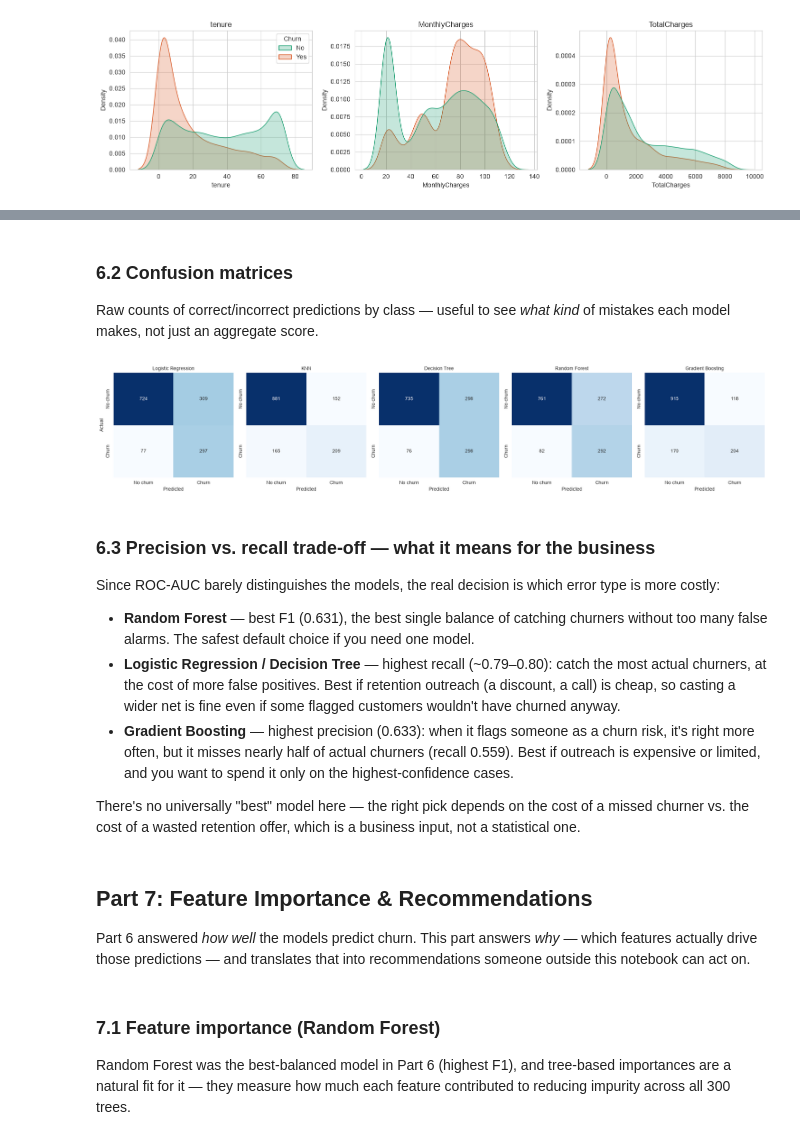
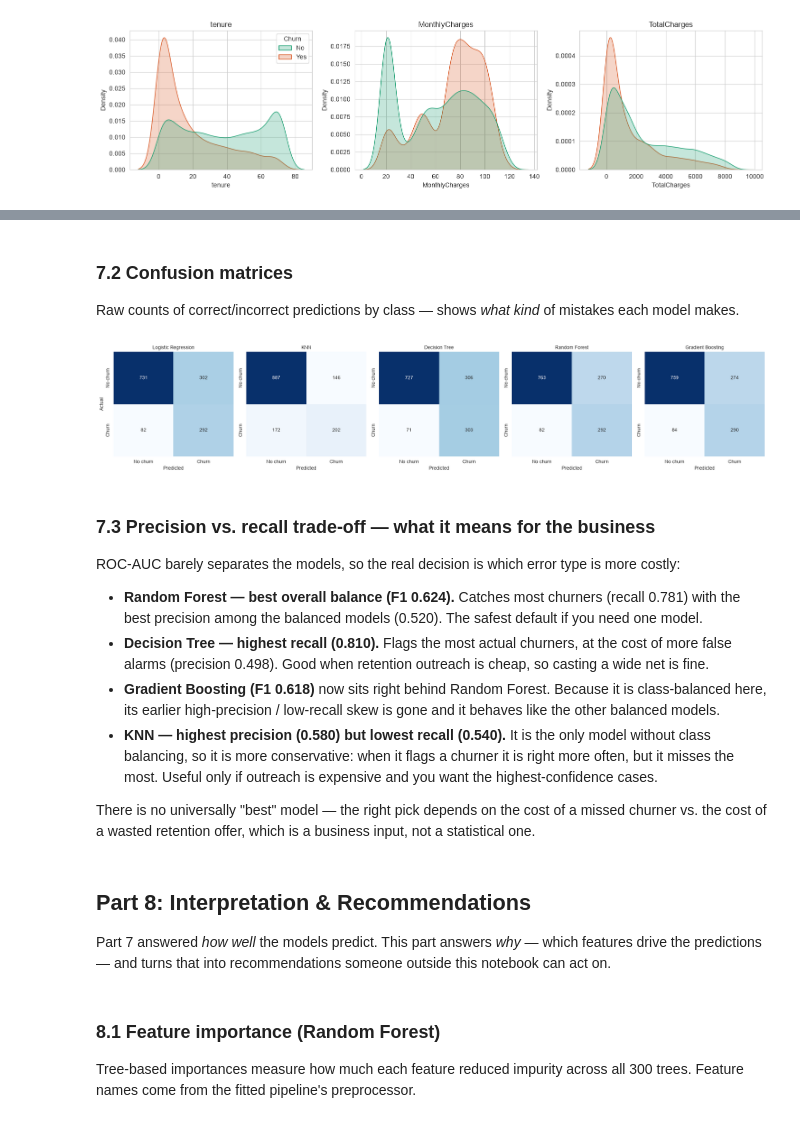
Before and after one commit to trucnguyen22/telco-customer-churn, a Jupyter notebook: telco_churn_analysis.ipynb, the cells around one changed output, grey strips where cells are left out. Cells and saved outputs as stored; diff of their text form; code cells hidden in the pictures.

```diff
--- a/telco_churn_analysis.ipynb
+++ b/telco_churn_analysis.ipynb
@@ -47,5 +49,5 @@ Load the raw CSV. Update the path below to wherever the file lives in your proje
 # %%
-df = pd.read_csv('data\WA_Fn-UseC_-Telco-Customer-Churn.csv')
+df = pd.read_csv('data/WA_Fn-UseC_-Telco-Customer-Churn.csv')
 print(df.shape)
 df.head()
 # %% [output]
@@ -518,0 +421,8 @@ Plotting all five together shows *where* each model's trade-off curve sits, not
+# %%
+from sklearn.compose import ColumnTransformer
+from sklearn.preprocessing import StandardScaler, OneHotEncoder
+
+preprocessor = ColumnTransformer([
+    ('num', StandardScaler(), num_features),
+    ('cat', OneHotEncoder(drop='first', sparse_output=False), cat_features),
+])
@@ -518,0 +485,5 @@ Plotting all five together shows *where* each model's trade-off curve sits, not
+# %%
+for name, pipe in pipelines.items():
+    pipe.fit(X_train, y_train)
+
+print('Fitted:', list(pipelines.keys()))
@@ -518,0 +501,21 @@ Plotting all five together shows *where* each model's trade-off curve sits, not
+# %%
+from sklearn.metrics import (accuracy_score, precision_score, recall_score,
+                             f1_score, roc_auc_score, roc_curve, confusion_matrix)
+
+results = []
+roc_data = {}
+for name, pipe in pipelines.items():
+    pred = pipe.predict(X_test)
+    proba = pipe.predict_proba(X_test)[:, 1]
+    results.append({
+        'Model': name,
+        'Accuracy':  round(accuracy_score(y_test, pred), 3),
+        'Precision': round(precision_score(y_test, pred), 3),
+        'Recall':    round(recall_score(y_test, pred), 3),
+        'F1':        round(f1_score(y_test, pred), 3),
+        'ROC-AUC':   round(roc_auc_score(y_test, proba), 3),
+    })
+    roc_data[name] = roc_curve(y_test, proba)
+
+results_df = pd.DataFrame(results).sort_values('ROC-AUC', ascending=False).reset_index(drop=True)
+results_df
@@ -536,40 +552,38 @@ plt.show()
 # %% [markdown]
-### 6.2 Confusion matrices
+### 7.2 Confusion matrices
 
-Raw counts of correct/incorrect predictions by class — useful to see *what kind* of mistakes each model makes, not just an aggregate score.
+Raw counts of correct/incorrect predictions by class — shows *what kind* of mistakes each model makes.
 # %%
 fig, axes = plt.subplots(1, 5, figsize=(20, 4))
-
-for ax, (name, (model, needs_scaling)) in zip(axes, fitted_models.items()):
-    X_eval = X_test_scaled if needs_scaling else X_test
-    pred = model.predict(X_eval)
+for ax, (name, pipe) in zip(axes, pipelines.items()):
+    pred = pipe.predict(X_test)
     cm = confusion_matrix(y_test, pred)
     sns.heatmap(cm, annot=True, fmt='d', cmap='Blues', cbar=False, ax=ax,
                 xticklabels=['No churn', 'Churn'], yticklabels=['No churn', 'Churn'])
     ax.set_title(name, fontsize=10)
     ax.set_xlabel('Predicted')
-    ax.set_ylabel('Actual' if name == list(fitted_models.keys())[0] else '')
-
+    ax.set_ylabel('Actual' if name == list(pipelines.keys())[0] else '')
 plt.tight_layout()
 plt.show()
 # %% [output]
-[figure, old version]
+[figure, new version]
 # %% [markdown]
-### 6.3 Precision vs. recall trade-off — what it means for the business
+### 7.3 Precision vs. recall trade-off — what it means for the business
 
-Since ROC-AUC barely distinguishes the models, the real decision is which error type is more costly:
+ROC-AUC barely separates the models, so the real decision is which error type is more costly:
 
-- **Random Forest** — best F1 (0.631), the best single balance of catching churners without too many false alarms. The safest default choice if you need one model.
-- **Logistic Regression / Decision Tree** — highest recall (~0.79–0.80): catch the most actual churners, at the cost of more false positives. Best if retention outreach (a discount, a call) is cheap, so casting a wider net is fine even if some flagged customers wouldn't have churned anyway.
-- **Gradient Boosting** — highest precision (0.633): when it flags someone as a churn risk, it's right more often, but it misses nearly half of actual churners (recall 0.559). Best if outreach is expensive or limited, and you want to spend it only on the highest-confidence cases.
+- **Random Forest — best overall balance (F1 0.624).** Catches most churners (recall 0.781) with the best precision among the balanced models (0.520). The safest default if you need one model.
+- **Decision Tree — highest recall (0.810).** Flags the most actual churners, at the cost of more false alarms (precision 0.498). Good when retention outreach is cheap, so casting a wide net is fine.
+- **Gradient Boosting (F1 0.618)** now sits right behind Random Forest. Because it is class-balanced here, its earlier high-precision / low-recall skew is gone and it behaves like the other balanced models.
+- **KNN — highest precision (0.580) but lowest recall (0.540).** It is the only model without class balancing, so it is more conservative: when it flags a churner it is right more often, but it misses the most. Useful only if outreach is expensive and you want the highest-confidence cases.
 
-There's no universally "best" model here — the right pick depends on the cost of a missed churner vs. the cost of a wasted retention offer, which is a business input, not a statistical one.
+There is no universally "best" model — the right pick depends on the cost of a missed churner vs. the cost of a wasted retention offer, which is a business input, not a statistical one.
 # %% [markdown]
-## Part 7: Feature Importance & Recommendations
+## Part 8: Interpretation & Recommendations
 
-Part 6 answered *how well* the models predict churn. This part answers *why* — which features actually drive those predictions — and translates that into recommendations someone outside this notebook can act on.
+Part 7 answered *how well* the models predict. This part answers *why* — which features drive the predictions — and turns that into recommendations someone outside this notebook can act on.
 # %% [markdown]
-### 7.1 Feature importance (Random Forest)
+### 8.1 Feature importance (Random Forest)
 
-Random Forest was the best-balanced model in Part 6 (highest F1), and tree-based importances are a natural fit for it — they measure how much each feature contributed to reducing impurity across all 300 trees.
+Tree-based importances measure how much each feature reduced impurity across all 300 trees. Feature names come from the fitted pipeline's preprocessor.
 # %%
```
Also changed, not shown: parts of 96 cells of this notebook, 3 other files.
